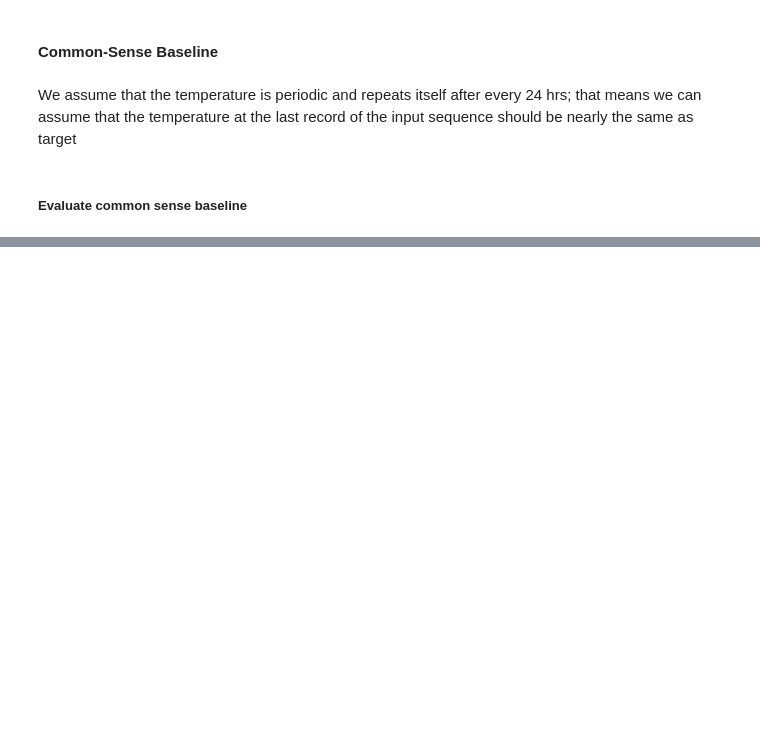
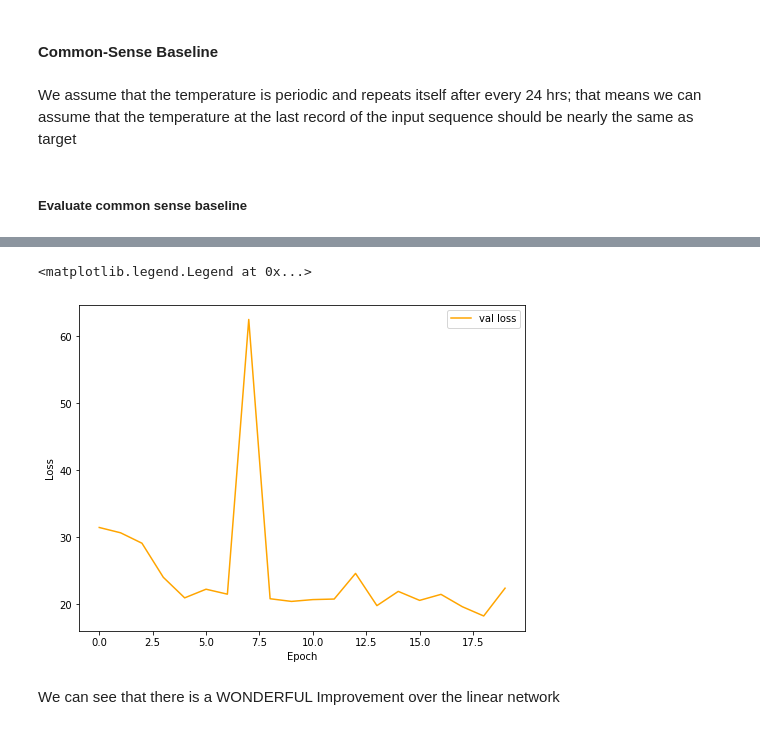
Before and after one commit to wingedrasengan927/pytorch-tutorials, a Jupyter notebook: time series/temperature_forecasting_lstm.ipynb, the cells around one changed output, grey strips where cells are left out. Cells and saved outputs as stored; diff of their text form; code cells hidden in the pictures; blank space fills up the shorter version.

```diff
--- a/time series/temperature_forecasting_lstm.ipynb
+++ b/time series/temperature_forecasting_lstm.ipynb
@@ -265,0 +384,15 @@ tensor(2.7117, dtype=torch.float64)
+# %%
+
+fig, axes = plt.subplots(1, 1, figsize=(8, 6))
+
+axes.plot(list(range(n_epochs)), val_loss_list, color='orange', label="val loss")
+
+axes.set_xlabel("Epoch")
+axes.set_ylabel("Loss")
+
+plt.legend()
+# %% [output]
+<matplotlib.legend.Legend at 0x...>
+[figure, added]
+# %% [markdown]
+We can see that there is a WONDERFUL Improvement over the linear network
```
Also changed, not shown: parts of 32 cells of this notebook, 1 other file.
